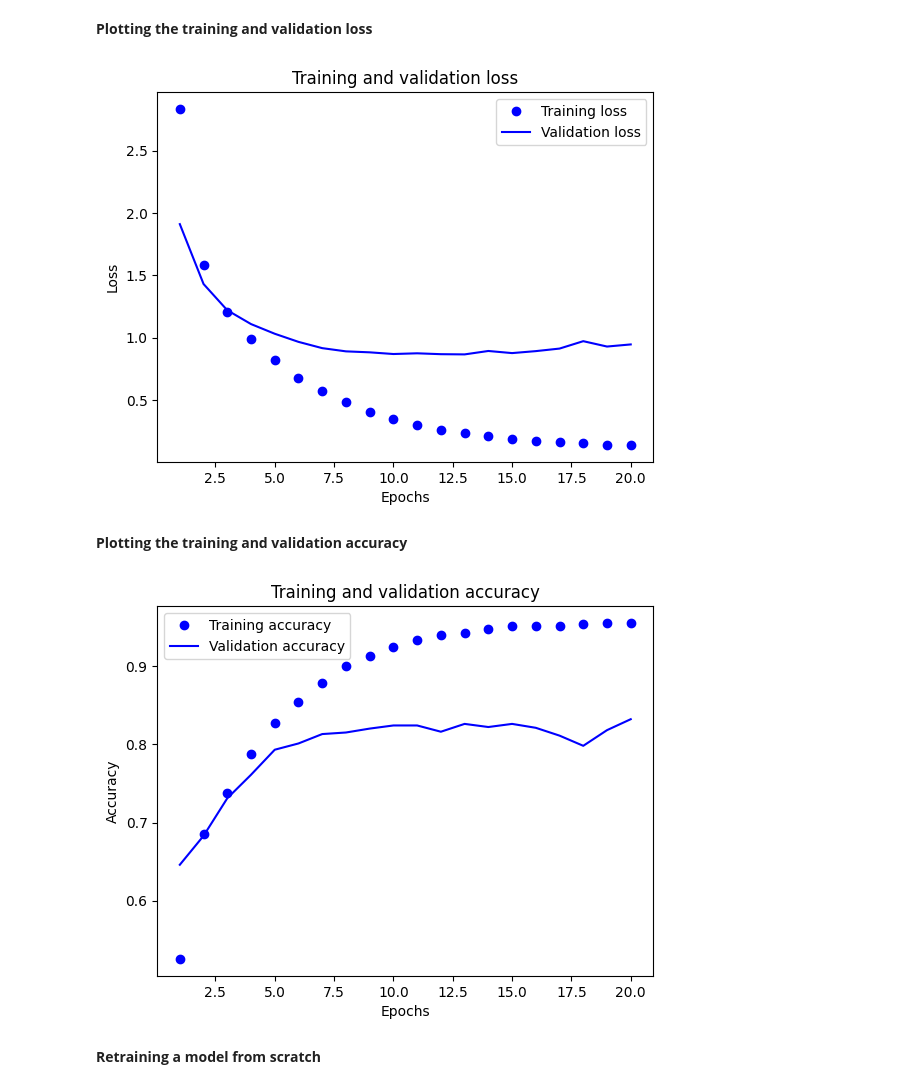
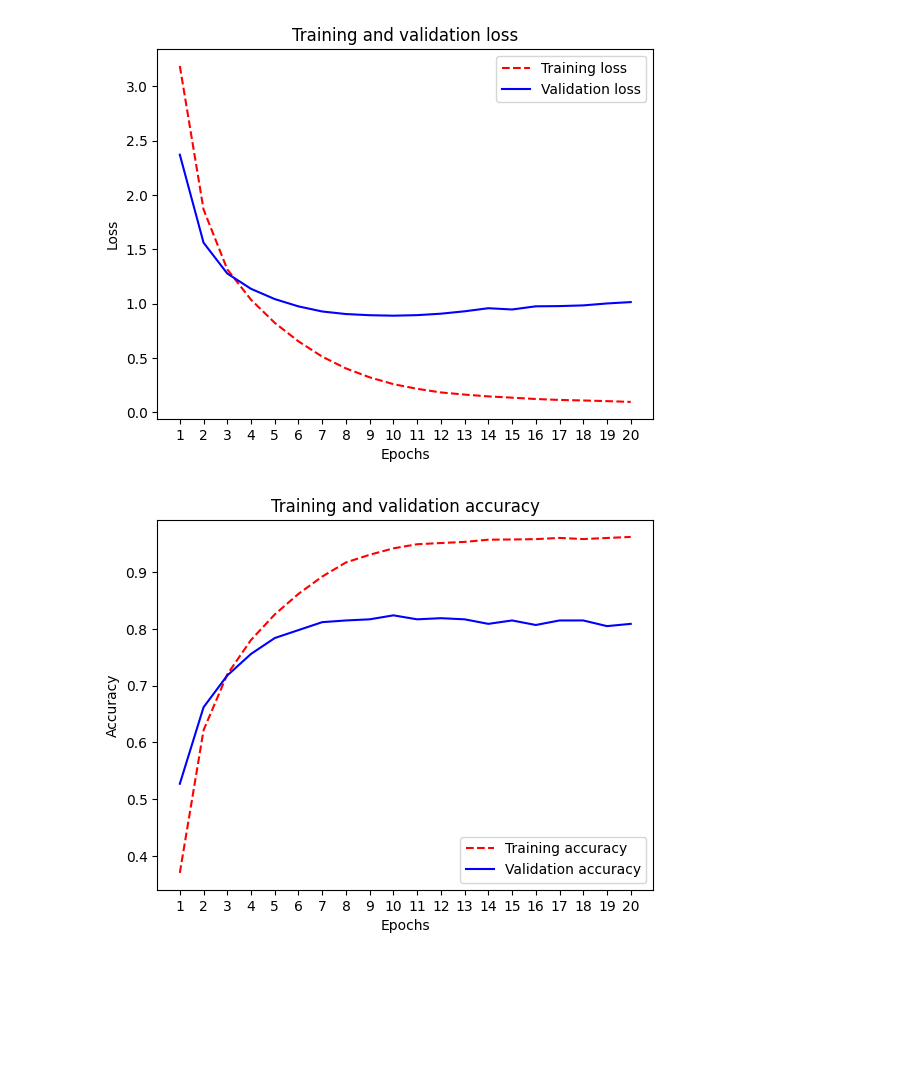
Before and after one commit to MinyaevAndrey/MYPETS, a Jupyter notebook: metrics.ipynb, the cells around one changed output. Cells and saved outputs as stored; diff of their text form; code cells hidden in the pictures; blank space fills up the shorter version.

```diff
--- a/metrics.ipynb
+++ b/metrics.ipynb
@@ -258,0 +448,4 @@ x_test = vectorize_sequences(test_data)
+# %%
+x_train = multi_hot_encode(train_data, num_classes=10000)
+x_test = multi_hot_encode(test_data, num_classes=10000)
+x_train.shape, x_train[0]
@@ -275,6 +476,17 @@ y_test = to_categorical(test_labels)
 # %%
-model = keras.Sequential([
-    layers.Dense(64, activation="relu"),
-    layers.Dense(64, activation="relu"),
-    layers.Dense(46, activation="softmax")
-])
+model = Sequential(
+    [
+        Dense(64, activation="relu"),
+        Dense(64, activation="relu"),
+        Dense(46, activation="softmax"), # многоклассовая классификация
+    ]
+)
+from tensorflow.keras.metrics import TopKCategoricalAccuracy
+top_3_accuracy = TopKCategoricalAccuracy(k=3,
+                                         name="top_3_accuracy"
+)
+model.compile(
+    optimizer="adam",
+    loss="categorical_crossentropy",    # многоклассовая классификация
+    metrics=["accuracy", top_3_accuracy],
+)
@@ -283,5 +493 @@ model = keras.Sequential([
-# %%
-model.compile(optimizer="rmsprop",
-              loss="categorical_crossentropy",
-              metrics=["accuracy"])
 # %% [markdown]
@@ -298,8 +500,10 @@ partial_y_train = y_train[1000:]
 # %%
-history = model.fit(partial_x_train,
-                    partial_y_train,
-                    epochs=20,
-                    batch_size=512,
-                    validation_data=(x_val, y_val))
+history = model.fit(
+    partial_x_train,
+    partial_y_train,
+    epochs=20,
+    batch_size=512,
+    validation_data=(x_val, y_val),
+)
 # %% [output]
 Epoch 1/20
@@ -322,33 +526,28 @@ Epoch 20/20
-# %% [markdown]
-**Plotting the training and validation loss**
 # %%
-import matplotlib.pyplot as plt
 loss = history.history["loss"]
 val_loss = history.history["val_loss"]
 epochs = range(1, len(loss) + 1)
-plt.plot(epochs, loss, "bo", label="Training loss")
+plt.plot(epochs, loss, "r--", label="Training loss")
 plt.plot(epochs, val_loss, "b", label="Validation loss")
 plt.title("Training and validation loss")
 plt.xlabel("Epochs")
+plt.xticks(epochs)
 plt.ylabel("Loss")
 plt.legend()
 plt.show()
 # %% [output]
-[figure, old version]
+[figure, new version]
-# %% [markdown]
-**Plotting the training and validation accuracy**
 # %%
 plt.clf()
 acc = history.history["accuracy"]
 val_acc = history.history["val_accuracy"]
-plt.plot(epochs, acc, "bo", label="Training accuracy")
+plt.plot(epochs, acc, "r--", label="Training accuracy")
 plt.plot(epochs, val_acc, "b", label="Validation accuracy")
 plt.title("Training and validation accuracy")
 plt.xlabel("Epochs")
+plt.xticks(epochs)
 plt.ylabel("Accuracy")
 plt.legend()
 plt.show()
 # %% [output]
-[figure, old version]
+[figure, new version]
-# %% [markdown]
-**Retraining a model from scratch**
```
Also changed, not shown: parts of 195 cells of this notebook.
